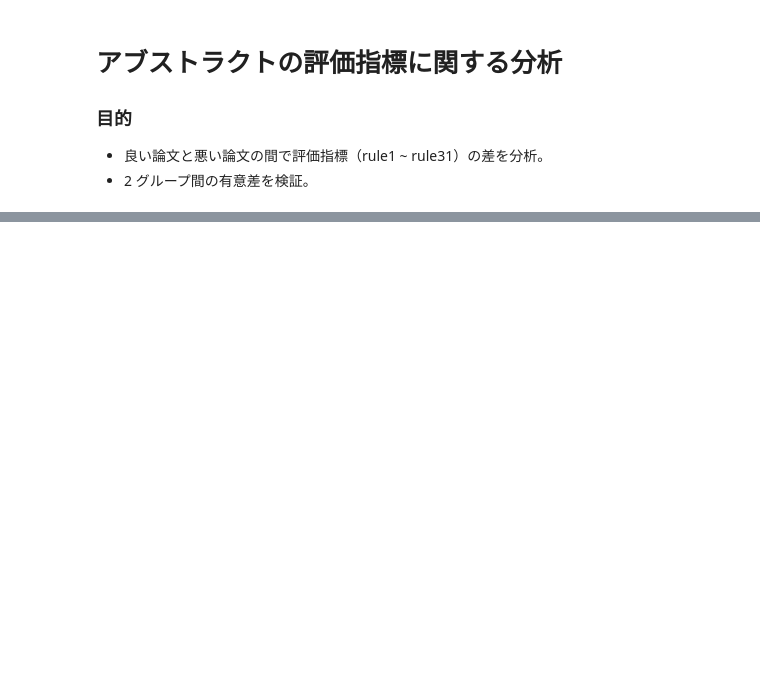
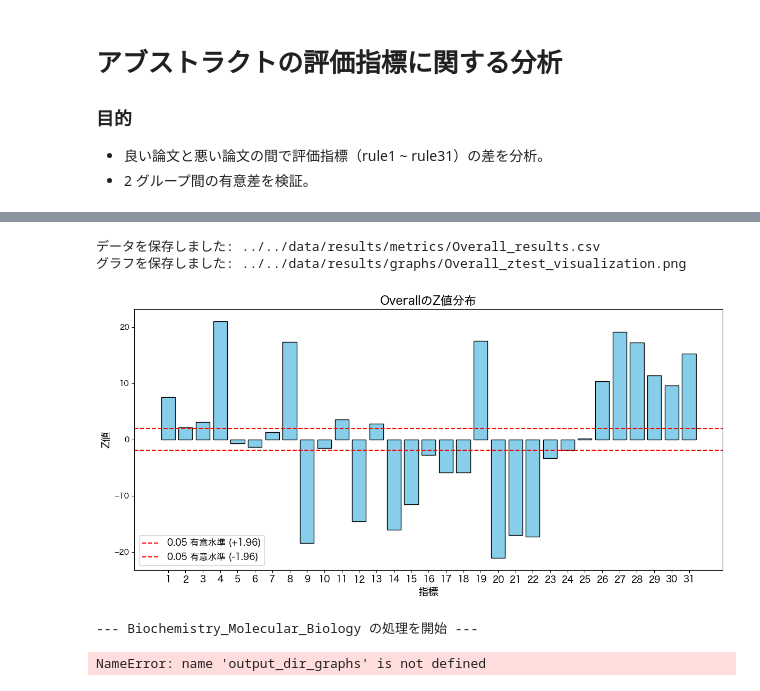
Before and after one commit to ku6kaw/Abstract-evaluation-by-Gemini, a Jupyter notebook: src/analysis/results_analysis.ipynb, the cells around one changed output, grey strips where cells are left out. Drawn from its saved outputs; the diff is of its cells as text; code cells hidden in the pictures; blank space fills up the shorter version.

Commit message:
save results

```diff
--- a/src/analysis/results_analysis.ipynb
+++ b/src/analysis/results_analysis.ipynb
@@ -48 +15,9 @@ for filename in os.listdir(data_dir):
+# %%
+# パスの設定
+data_dir = "../../data/results/combined"
+graph_save_dir = "../../data/results/graphs"
+data_save_dir = "../../data/results/metrics"
+# %%
+# データ読み込み
+high_group, low_group = load_data(data_dir)
 # %% [markdown]
@@ -99,8 +24,0 @@ def summarize_data(df, group_name):
-# %%
-# 高頻度グループのデータを確認
-for field, df in high_group.items():
-    summarize_data(df, f"High Group: {field}")
-
-# 低頻度グループのデータを確認
-for field, df in low_group.items():
-    summarize_data(df, f"Low Group: {field}")
@@ -524,0 +25,32 @@ See the caveats in the documentation: https://pandas.pydata.org/pandas-docs/stab
+# %%
+# ルールリスト
+rules = [f'rule{i}' for i in range(1, 32)]
+
+# 全体の比較
+all_high_df = preprocess_data(pd.concat(high_group.values()))
+all_low_df = preprocess_data(pd.concat(low_group.values()))
+
+# Z検定（全体）
+all_results_df = calculate_ztest(all_high_df, all_low_df, rules)
+visualize_results(all_results_df, graph_save_dir, data_save_dir, "Overall")
+
+# 各分野ごとの比較
+for field in high_group.keys():
+    print(f"--- {field} の処理を開始 ---")
+
+    # データ前処理
+    high_df = preprocess_data(high_group[field])
+    low_df = preprocess_data(low_group[field])
+
+    # Z検定
+    results_df = calculate_ztest(high_df, low_df, rules)
+
+    # 可視化と保存
+    visualize_results(results_df, graph_save_dir, data_save_dir, field)
+    print(f"{field} の処理が完了しました。")
+# %% [output]
+データを保存しました: ../../data/results/metrics/Overall_results.csv
+グラフを保存しました: ../../data/results/graphs/Overall_ztest_visualization.png
+[figure, added]
+--- Biochemistry_Molecular_Biology の処理を開始 ---
+NameError: name 'output_dir_graphs' is not defined
```
Also changed, not shown: parts of 25 cells of this notebook, 15 other files.
